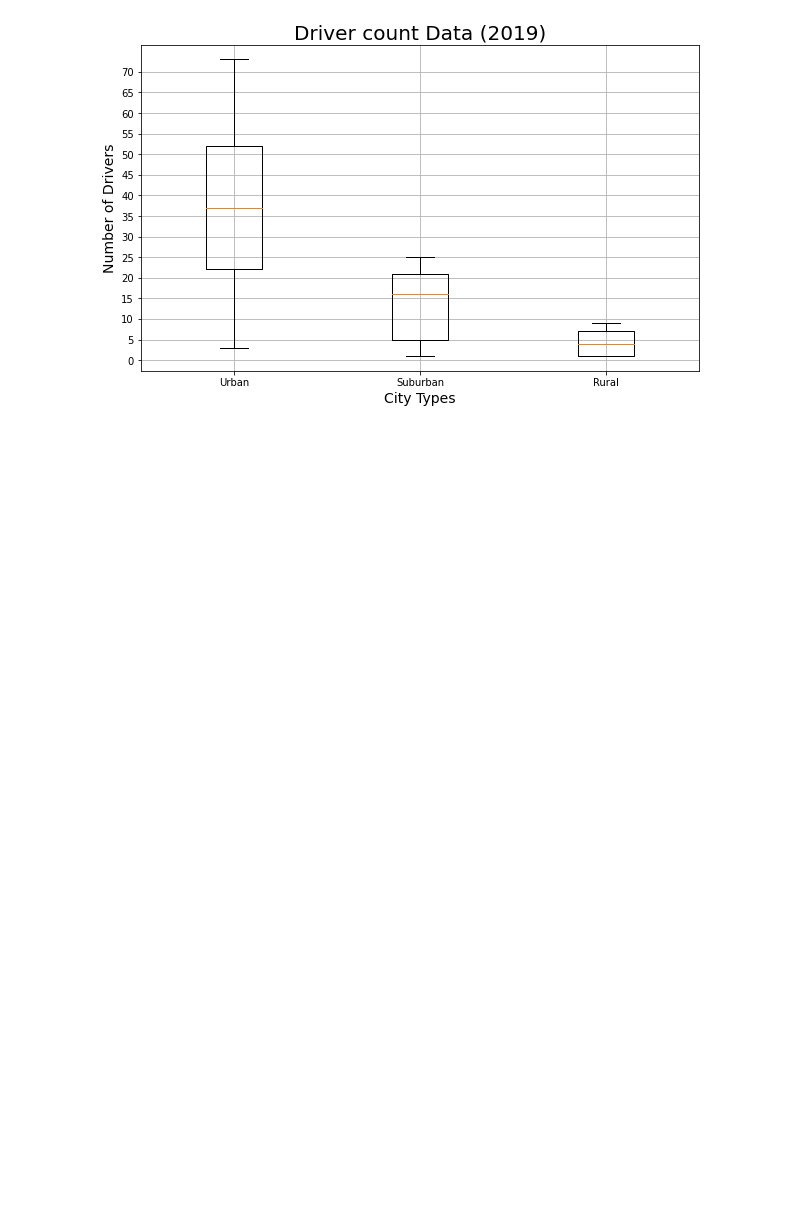
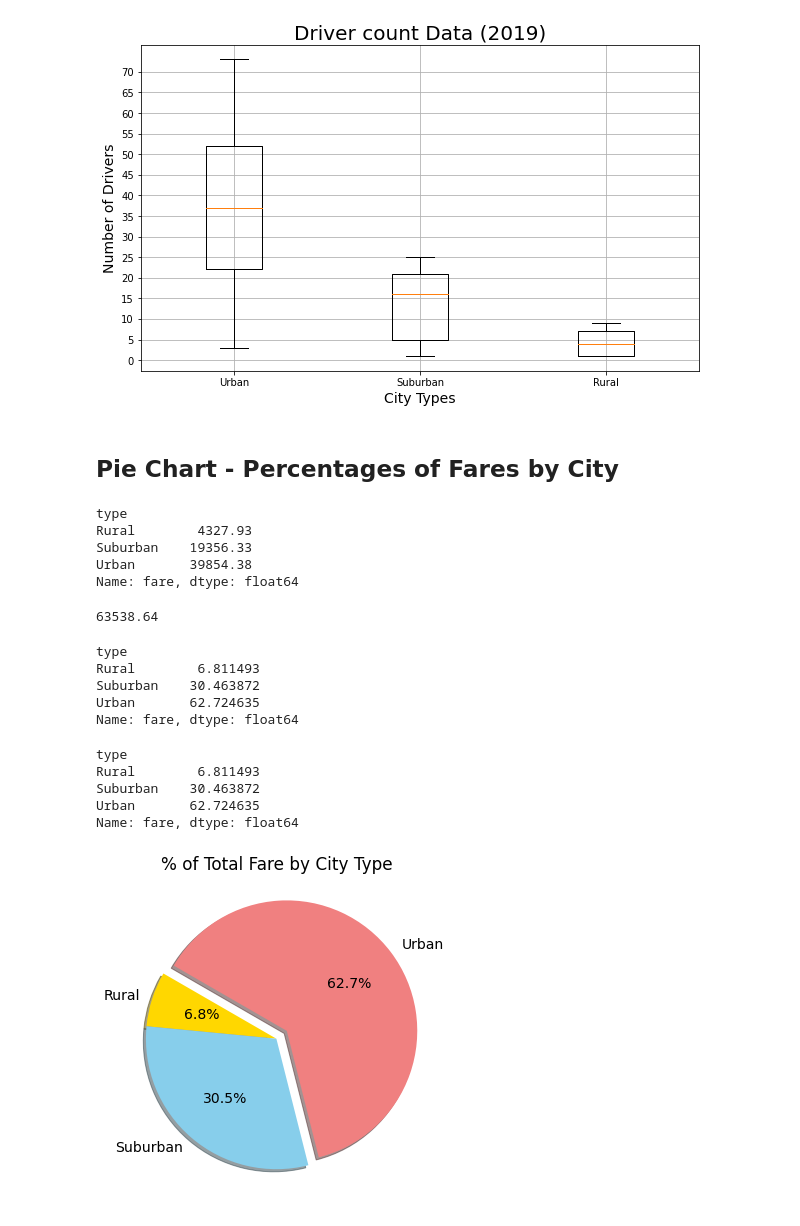
Before and after one commit to pasmi369/PyBer_Analysis, a Jupyter notebook: PyBer.ipynb, the cells around one changed output. Cells and saved outputs as stored; diff of their text form; code cells hidden in the pictures; blank space fills up the shorter version.

```diff
--- a/PyBer.ipynb
+++ b/PyBer.ipynb
@@ -1041,3 +1076,53 @@ plt.savefig("analysis/Fig4.png")
 plt.show()
 # %% [output]
 [figure]
+# %% [markdown]
+## Pie Chart - Percentages of Fares by City
+# %%
+sum_fare_by_type = pyber_data_df.groupby(["type"]).sum()["fare"]
+sum_fare_by_type
+# %% [output]
+type
+Rural        4327.93
+Suburban    19356.33
+Urban       39854.38
+Name: fare, dtype: float64
+# %%
+total_fares = pyber_data_df["fare"].sum()
+total_fares
+# %% [output]
+63538.64
+# %%
+type_percents = sum_fare_by_type/total_fares*100
+type_percents
+# %% [output]
+type
+Rural        6.811493
+Suburban    30.463872
+Urban       62.724635
+Name: fare, dtype: float64
+# %%
+# Calculate the percentage of fare for each city type.
+type_percents = 100 * pyber_data_df.groupby(["type"]).sum()["fare"] / pyber_data_df["fare"].sum()
+type_percents
+# %% [output]
+type
+Rural        6.811493
+Suburban    30.463872
+Urban       62.724635
+Name: fare, dtype: float64
+# %%
+# Build the percentage of fares by city type pie chart.
+import matplotlib as mpl
+plt.subplots(figsize=(10,6))
+plt.pie(type_percents,
+        labels=["Rural","Suburban","Urban"],
+        colors=["gold","skyblue","lightcoral"],
+        explode=[0,0,0.1],startangle=150,
+        shadow=True,autopct='%1.1f%%')
+plt.title('% of Total Fare by City Type')
+mpl.rcParams['font.size']=14
+plt.savefig('analysis/Fig5.png')
+plt.show()
+# %% [output]
+[figure, added]
```
Also changed, not shown: parts of 25 cells of this notebook, 3 other files.
